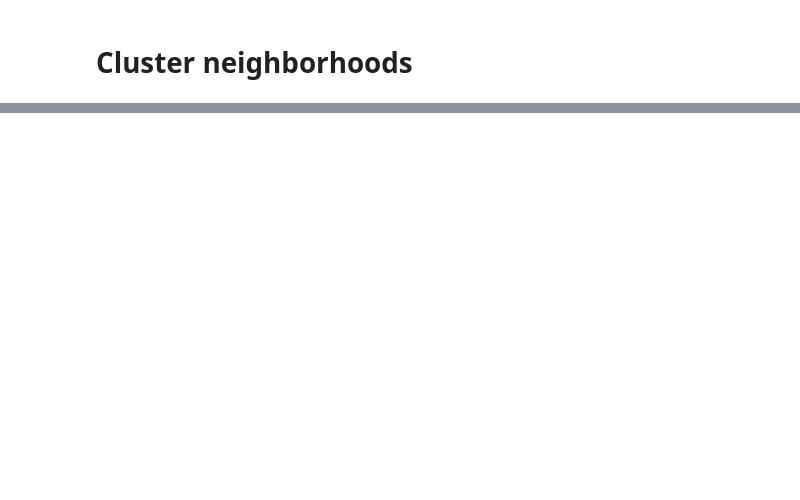
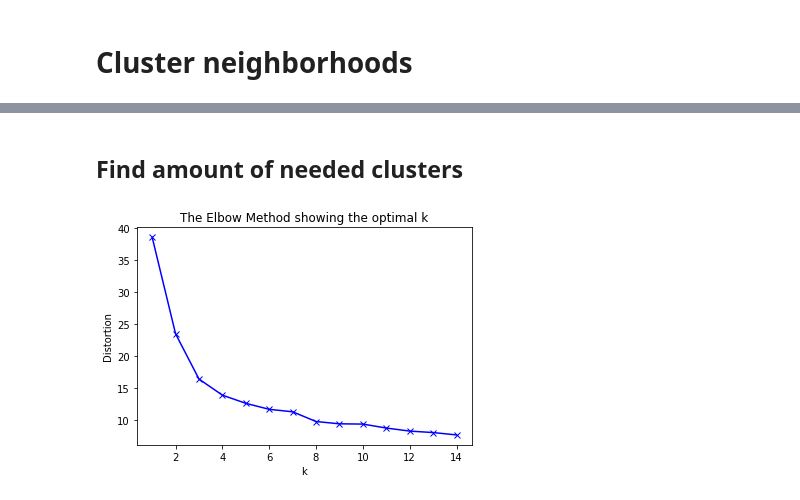
Before and after one commit to TobiasHoefchen/Coursera_Capstone, a Jupyter notebook: data_processing.ipynb, the cells around one changed output, grey strips where cells are left out. Saved outputs shown, nothing was run; the diff lists cells and outputs as text; code cells hidden in the pictures; blank space fills up the shorter version.

```diff
--- a/data_processing.ipynb
+++ b/data_processing.ipynb
@@ -427,0 +390,7 @@ clustered_data.head()
+# %%
+#store columns separately
+neighborhoods = venue_data["Neighborhood"].copy()
+lats = venue_data["Neighborhood Latitude"].copy()
+lngs = venue_data["Neighborhood Longitude"].copy()
+X = venue_data.drop(["Neighborhood", "Neighborhood Latitude", "Neighborhood Longitude"], 1)
+X.head()
@@ -427,0 +404,19 @@ clustered_data.head()
+# %% [markdown]
+## Find amount of needed clusters
+# %%
+distortions = []
+K = range(1, 15)
+for k in K:
+    # run k-means clustering
+    kmeanModel = KMeans(n_clusters=k, random_state=0).fit(X)
+
+    distortions.append(sum(np.min(cdist(X, kmeanModel.cluster_centers_, 'minkowski'), axis=1)) / X.shape[0])
+# %%
+# Plot the elbow
+plt.plot(K, distortions, 'bx-')
+plt.xlabel('k')
+plt.ylabel('Distortion')
+plt.title('The Elbow Method showing the optimal k')
+plt.show()
+# %% [output]
+[figure, added]
```
Also changed, not shown: parts of 33 cells of this notebook, 8 other files.
